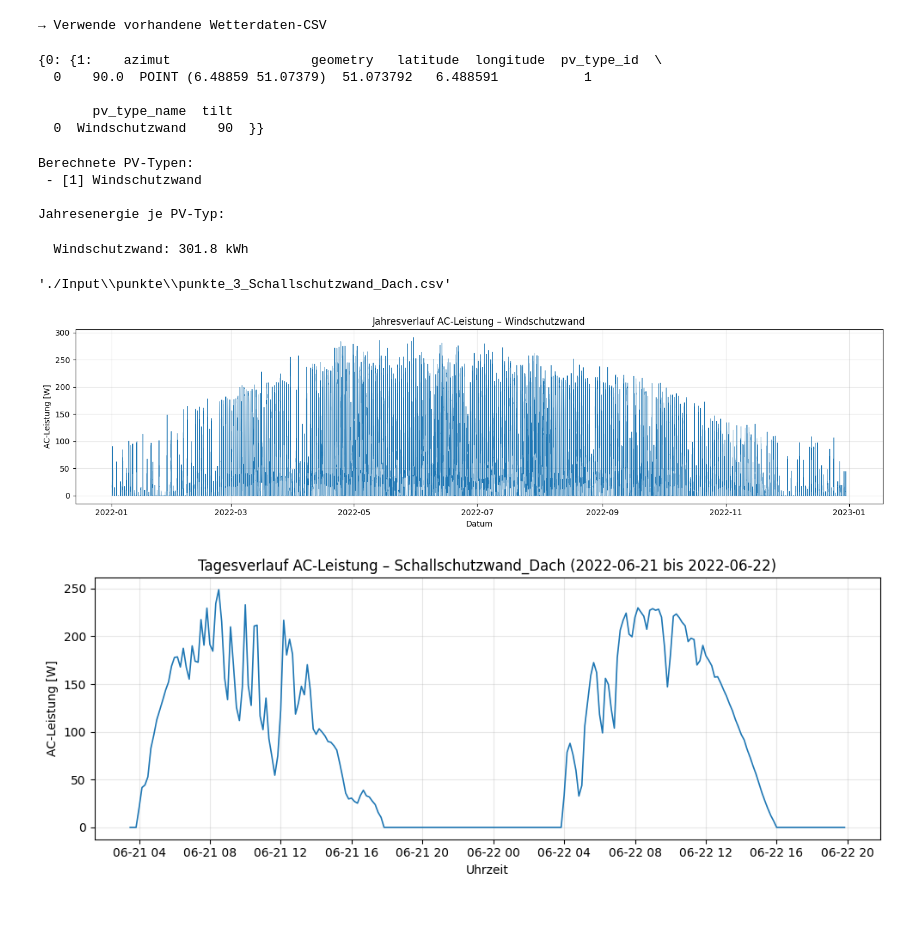
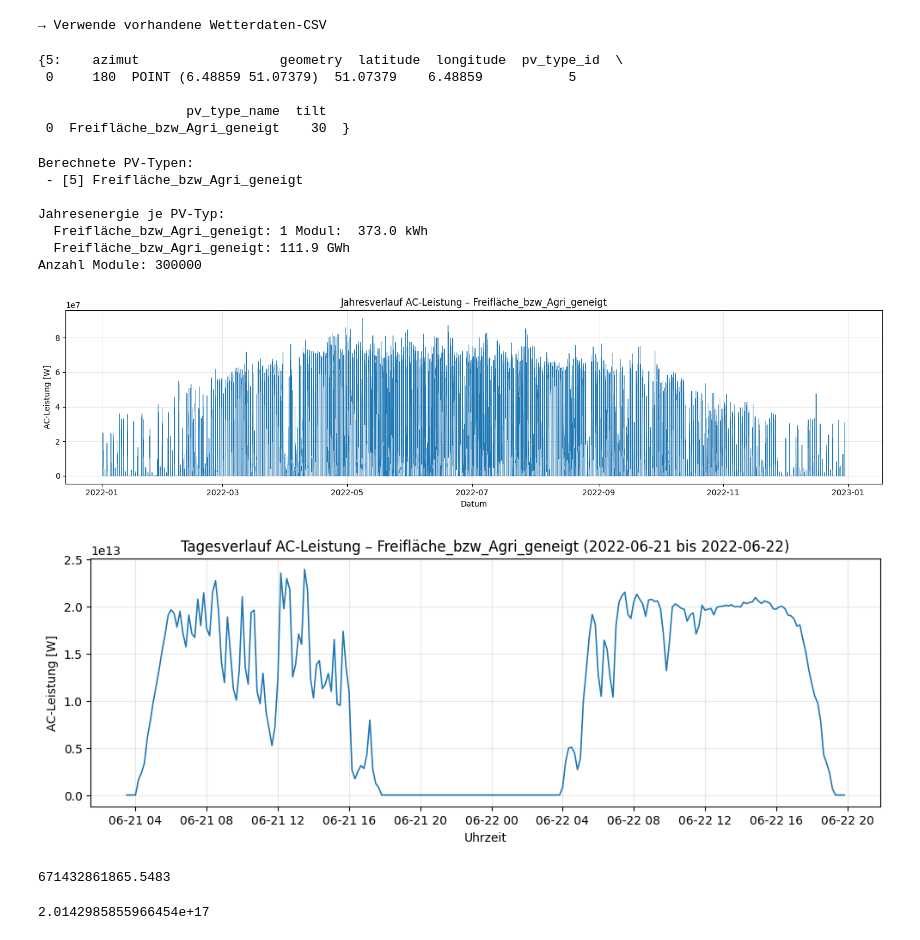
Before and after one commit to moend95/IEEJ-energy_system_modelling, a Jupyter notebook: Projekt_01_Solarautobahn/run_PV.ipynb, the cells around one changed output. Cells and saved outputs as stored; diff of their text form; code cells hidden in the pictures; blank space fills up the shorter version.

Commit message:
skalierung agri pv

```diff
--- a/Projekt_01_Solarautobahn/run_PV.ipynb
+++ b/Projekt_01_Solarautobahn/run_PV.ipynb
@@ -61,35 +61,35 @@ geojson_path = os.path.join(base_input, "geometrien", "agri_pv_short_line.geojso
 output_dir = os.path.join(base_input, "punkte")
 os.makedirs(output_dir, exist_ok=True)
 
-results = {}
-for i in range(1):
-    # hier kannst du auch mehrere Typen übergeben, z.B. [PV_TYPEN[0], PV_TYPEN[3], ...]
-    pv_system = PV_System(
-        geojson_path=geojson_path,
-        pvtypes=[PV_TYPEN[i]],   # 0 = Windschutzwand
-        step_size=50,             # Punktabstand in m
-        weather_df=weather_df,
-        base_output_dir=output_dir,
-    )
+# hier kannst du auch mehrere Typen übergeben, z.B. [PV_TYPEN[0], PV_TYPEN[3], ...]
+pv_system = PV_System(
+    geojson_path=geojson_path,
+    pvtypes=[PV_TYPEN[4]],   # 0 = Windschutzwand, 4 = Tracking
+    step_size=50,             # Punktabstand in m
+    weather_df=weather_df,
+    base_output_dir=output_dir,
+)
 
-    # ------------------------------------------------------------
-    # 3) Punkte + Azimut für alle gewählten PV-Typen generieren
-    # ------------------------------------------------------------
-    results[i] = pv_system.generate_pv_points()
+# ------------------------------------------------------------
+# 3) Punkte + Azimut für alle gewählten PV-Typen generieren
+# ------------------------------------------------------------
+results = pv_system.generate_pv_points()
 # %% [output]
 → Verwende vorhandene Wetterdaten-CSV
 # %%
 results
 # %% [output]
-{0: {1:    azimut                  geometry   latitude  longitude  pv_type_id  \
-  0    90.0  POINT (6.48859 51.07379)  51.073792   6.488591           1
+{5:    azimut                  geometry  latitude  longitude  pv_type_id  \
+ 0     180  POINT (6.48859 51.07379)  51.07379    6.48859           5
 
-       pv_type_name  tilt
-  0  Windschutzwand    90  }}
+                   pv_type_name  tilt
+ 0  Freifläche_bzw_Agri_geneigt    30  }
 # %%
+modul_anzahl = 300000
 print("Berechnete PV-Typen:")
 for pv_type in pv_system.pvtypes:
     print(" -", pv_type)
+
 
     print("\nJahresenergie je PV-Typ:")
 for pv_type in pv_system.pvtypes:
@@ -97,22 +97,26 @@ for pv_type in pv_system.pvtypes:
     csv_name = f"punkte_{pv_type.id}_{pv_type.name}.csv".replace(" ", "_")
     csv_path = os.path.join(output_dir, csv_name)
 
-    csv_path = './Input\\punkte\\punkte_4_Bosch_test.csv'
     energy_kwh, total_ac = pv_system.simulate_pv_type_energy(pv_type, csv_path)
-    print(f"  {pv_type.name}: {energy_kwh:.1f} kWh")
+    print(f"  {pv_type.name}: 1 Modul:  {energy_kwh:.1f} kWh")
+    energy_kwh_total = energy_kwh * modul_anzahl
+    print(f"  {pv_type.name}: {energy_kwh_total/1000000:.1f} GWh")
+    print(f'Anzahl Module: {modul_anzahl}')
 # %% [output]
 Berechnete PV-Typen:
- - [1] Windschutzwand
+ - [5] Freifläche_bzw_Agri_geneigt
 
 Jahresenergie je PV-Typ:
+  Freifläche_bzw_Agri_geneigt: 1 Modul:  373.0 kWh
+  Freifläche_bzw_Agri_geneigt: 111.9 GWh
+Anzahl Module: 300000
-  Windschutzwand: 301.8 kWh
 # %%
+total_ac_all = total_ac * modul_anzahl
-# %% [output]
-'./Input\\punkte\\punkte_3_Schallschutzwand_Dach.csv'
 # %%
 # ------------------------------------------------------------
 # 4) Zeitreihe plotten
 # ------------------------------------------------------------
+
 
 # Plot der AC-Leistung über das Jahr
 plt.figure(figsize=(15, 4))
@@ -124,36 +128,44 @@ plt.grid(True, alpha=0.3)
 plt.tight_layout()
 plt.show()
 # %% [output]
-[figure, old version]
+[figure, new version]
 # %%
 # ------------------------------------------------------------
 # Zusatz: Tagesplot für einen Sommertag (z. B. 21. Juni)
 # ------------------------------------------------------------
 summer_day_start = "2022-06-21"
 summer_day_end = "2022-06-22"
-day_ac = total_ac.loc[summer_day_start:summer_day_end].copy()
+day_ac = total_ac_all.loc[summer_day_start:summer_day_end].copy()
 
 summer_day_single = "2022-06-21"
 #day_ac = total_ac.loc[summer_day_single].copy()
 
 
 # Aufräumen für Plot:
 day_ac = day_ac.dropna()
 day_ac = day_ac.clip(lower=0)  # negative Werte (z.B. -0.1) auf 0 setzen
 
 # Optional: nur Tagesstunden anzeigen (sieht meist besser aus)
 #day_ac = day_ac.between_time("06:00", "22:00") #funktioniert nur mit einem sommer tag
 
 plt.figure(figsize=(10, 4))
 plt.plot(day_ac.index, day_ac.values, linewidth=1.2)
 plt.title(f"Tagesverlauf AC-Leistung – {pv_type.name} ({summer_day_start} bis {summer_day_end})")
 plt.xlabel("Uhrzeit")
 plt.ylabel("AC-Leistung [W]")
 plt.grid(True, alpha=0.3)
 plt.tight_layout()
 plt.show()
 # %% [output]
-[figure, old version]
+[figure, new version]
+# %%
+total_ac.sum()
+# %% [output]
+671432861865.5483
+# %%
+total_ac_all.sum()
+# %% [output]
+2.0142985855966454e+17
 # %%
 # ------------------------------------------------------------
 # Plot 1: einzelne Sommertage – AC links, GHI (und optional Temp/Wind) rechts
```
Also changed, not shown: parts of 1 cell of this notebook, 6 other files.
